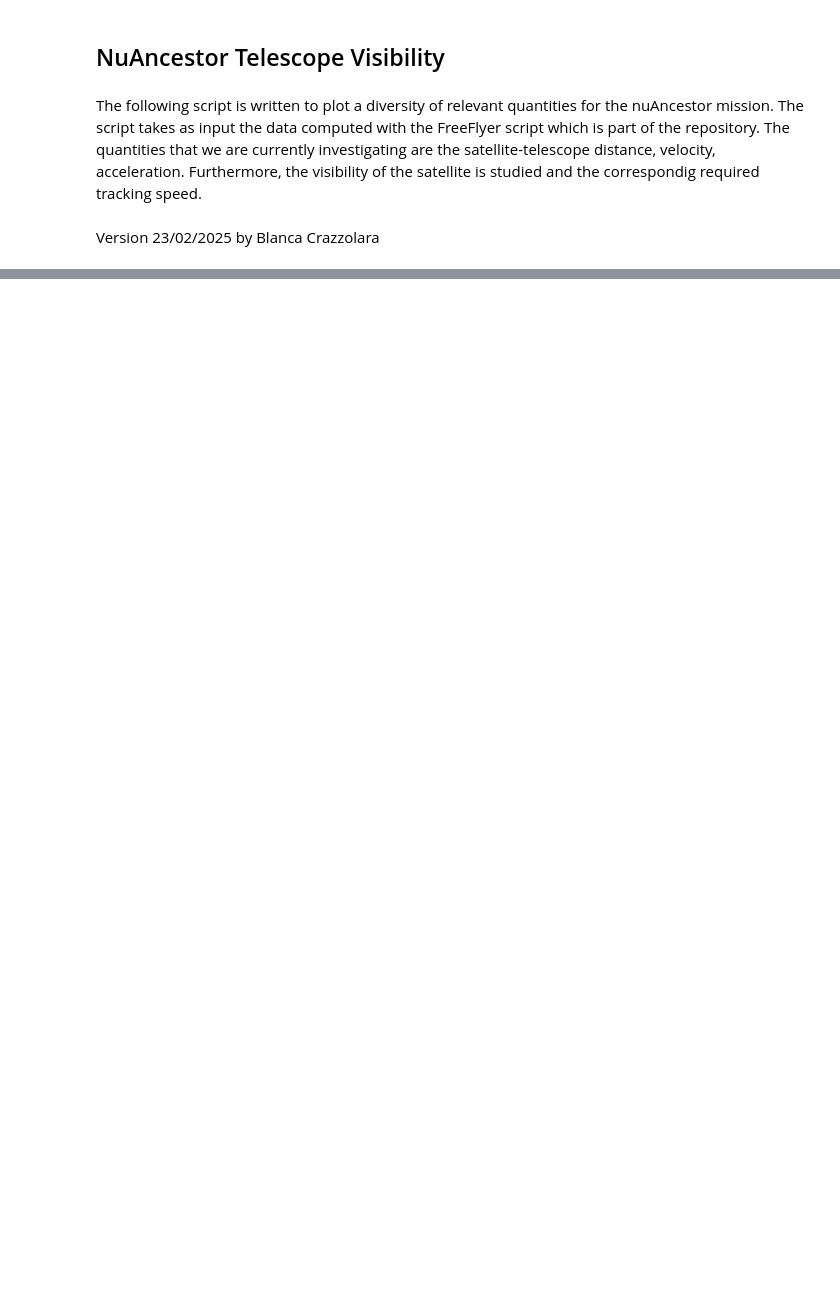
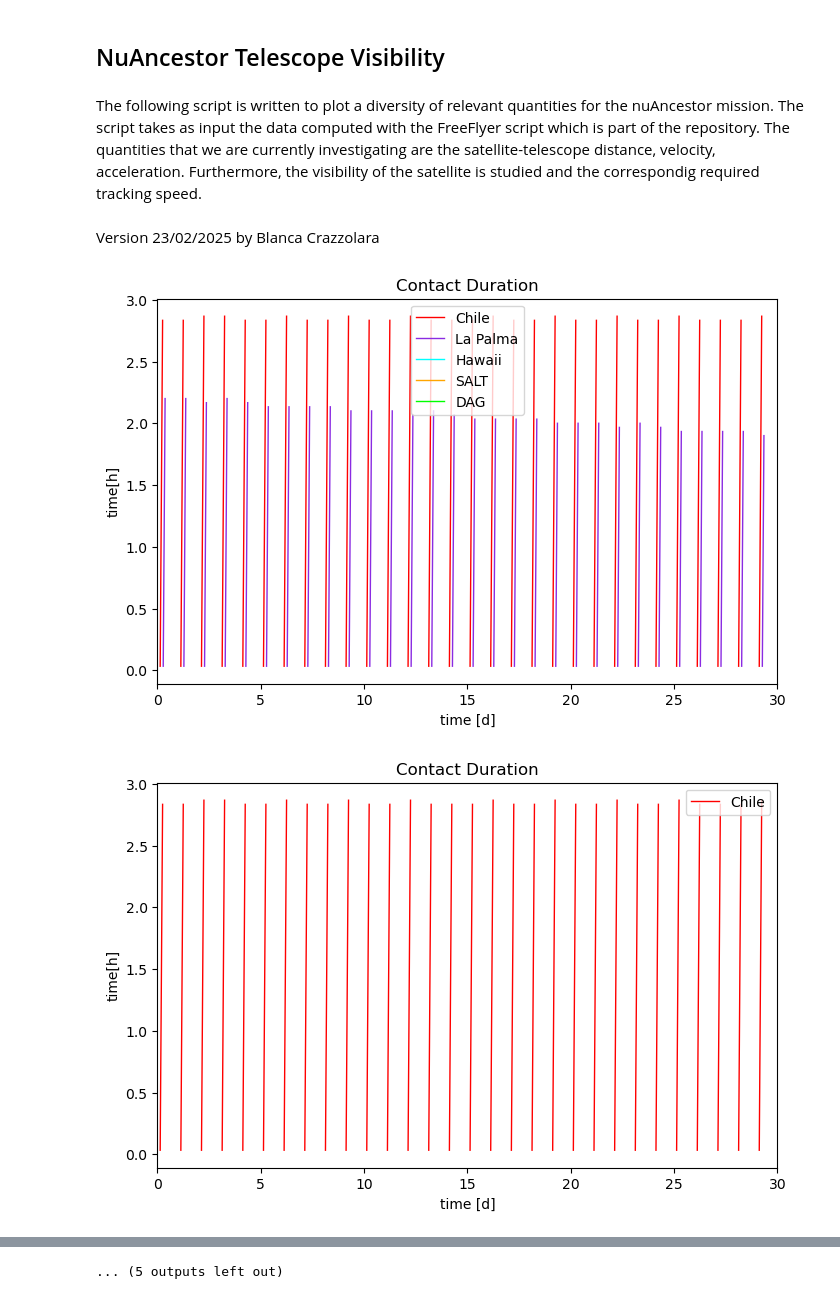
Before and after one commit to bcrazzolara/NuAncestor, a Jupyter notebook: plot.ipynb, the cells around one changed output, grey strips where cells are left out. Cells and saved outputs as stored; diff of their text form; code cells hidden in the pictures; blank space fills up the shorter version.

```diff
--- a/plot.ipynb
+++ b/plot.ipynb
@@ -34,7 +34,7 @@ def plotting(folder, filepath, title, ylabel, cols, saving_name, xlim):
     plt.legend()
     plt.xlim(*xlim)
     #plt.xlim(0,5)
-    #plt.savefig(saving_name)
+    plt.savefig(saving_name)
 
     if(title == "Distance"):
 
@@ -62,7 +62,7 @@ def plotting(folder, filepath, title, ylabel, cols, saving_name, xlim):
         plt.legend()
         plt.xlim(*xlim)
         #plt.xlim(0,5)
-        #plt.savefig(folder + "Velocity.png")
+        plt.savefig(folder + "Velocity.png")
 
         C = 299792.458
         plt.figure(figsize = (8, 5))
@@ -74,20 +74,20 @@ def plotting(folder, filepath, title, ylabel, cols, saving_name, xlim):
         plt.legend()
         plt.xlim(*xlim)
         #plt.xlim(0,5)
-        #plt.savefig(folder + "DopplerShift.png")
+        plt.savefig(folder + "DopplerShift.png")
 
 
 
         plt.figure(figsize = (8, 5))
         for i in cols:
-            plt.plot(df[0, 1:-1], 100000*a_r[i+1], label = label[i], linewidth = 1.0, color = colors[i])
+            plt.plot(df[0, 1:-1], 1e5*a_r[i+1], label = label[i],  linewidth = 1.0, color = colors[i])
         plt.title("Line-of-Sight Acceleration")
         plt.xlabel("time [d]")
         plt.ylabel("cm/s^2")
         plt.legend()
         plt.xlim(*xlim)
         #plt.xlim(0,5)
-        #plt.savefig(folder + "Acceleration.png")
+        plt.savefig(folder + "Acceleration.png")
 
 def plot_visibility(folder, filepath, title, ylabel, cols, saving_name, xlim):
     df = pd.read_csv(folder + filepath, skiprows = 3, sep='\s+')
@@ -118,24 +118,27 @@ def plot_visibility(folder, filepath, title, ylabel, cols, saving_name, xlim):
     for lh in leg.legendHandles:
         lh.set_alpha(1)
 
-    #plt.savefig(saving_name)
+    plt.savefig(saving_name)
 # %%
-folder = "../Simulation/9.77h pro/year/"
-xlim = [0,365]
-'''
+folder = "../Simulation/11.98h pro/new/"
+xlim = [0,30]
+
 plotting(folder,"ContactDuration.txt", "Contact Duration", "time[h]", [0,1,2,3,4], folder + "ContactTime.png", xlim)
 plotting(folder,"ContactDuration.txt", "Contact Duration", "time[h]", [0], folder + "ContactTimeChile.png", xlim)
 
 plotting(folder,"Tracking Speed.txt", "Tracking Speed", "arcsec/s", [0,1,2,3,4], folder + "TrackingSpeed.png", xlim)
 plotting(folder,"Tracking Speed.txt", "Tracking Speed", "arcsec/s", [0], folder + "TrackingSpeedChile.png", xlim)
 
 plotting(folder,"Azimuthal Speed.txt", "Azimuthal Tracking Speed", "arcsec/s", [0,1,2,3,4], folder + "AzimuthalSpeed.png", xlim)
 plotting(folder,"Azimuthal Speed.txt", "Azimuthal Tracking Speed", "arcsec/s", [0], folder + "AzimuthalSpeedChile.png", xlim)
 
 plotting(folder,"Elevation Speed.txt", "Elevation Tracking Speed", "arcsec/s", [0,1,2,3,4], folder + "ElevationSpeed.png", xlim)
 plotting(folder,"Elevation Speed.txt", "Elevation Tracking Speed", "arcsec/s", [0], folder + "ElevationSpeedChile.png", xlim)
 
 plotting(folder,"Distances.txt", "Distance", "km", [0], folder + "DistanceChile.png", xlim)
 plotting(folder,"Distances.txt", "Distance", "km", [0,1,2,3,4], folder + "Distance.png", xlim)
-'''
-plot_visibility(folder,"InContact.txt", "Night Contact Windows", "km", [0,1,2,3,4], folder + "InContact.png", [0,365])
+
+plot_visibility(folder,"InContact.txt", "Night Contact Windows", "km", [0,1,2,3,4], folder + "InContact.png", xlim)
+# %% [output]
+[figure, added]
+[figure, added]
@@ -141,0 +155 @@ plot_visibility(folder,"InContact.txt", "Night Contact Windows", "km", [0,1,2,3,
+... (5 outputs left out)
```
Also changed, not shown: parts of 2 cells of this notebook, 1 other file.
